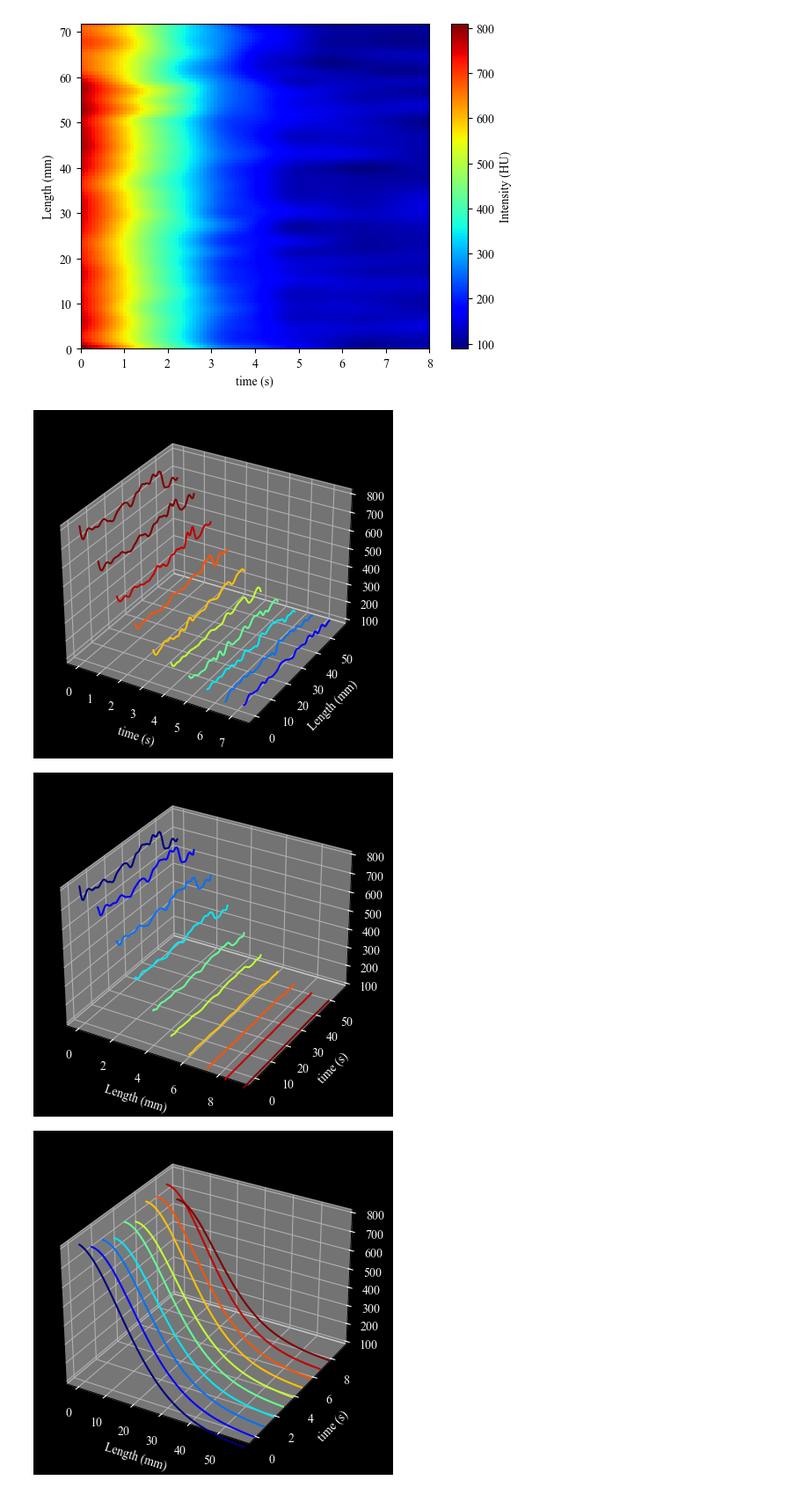
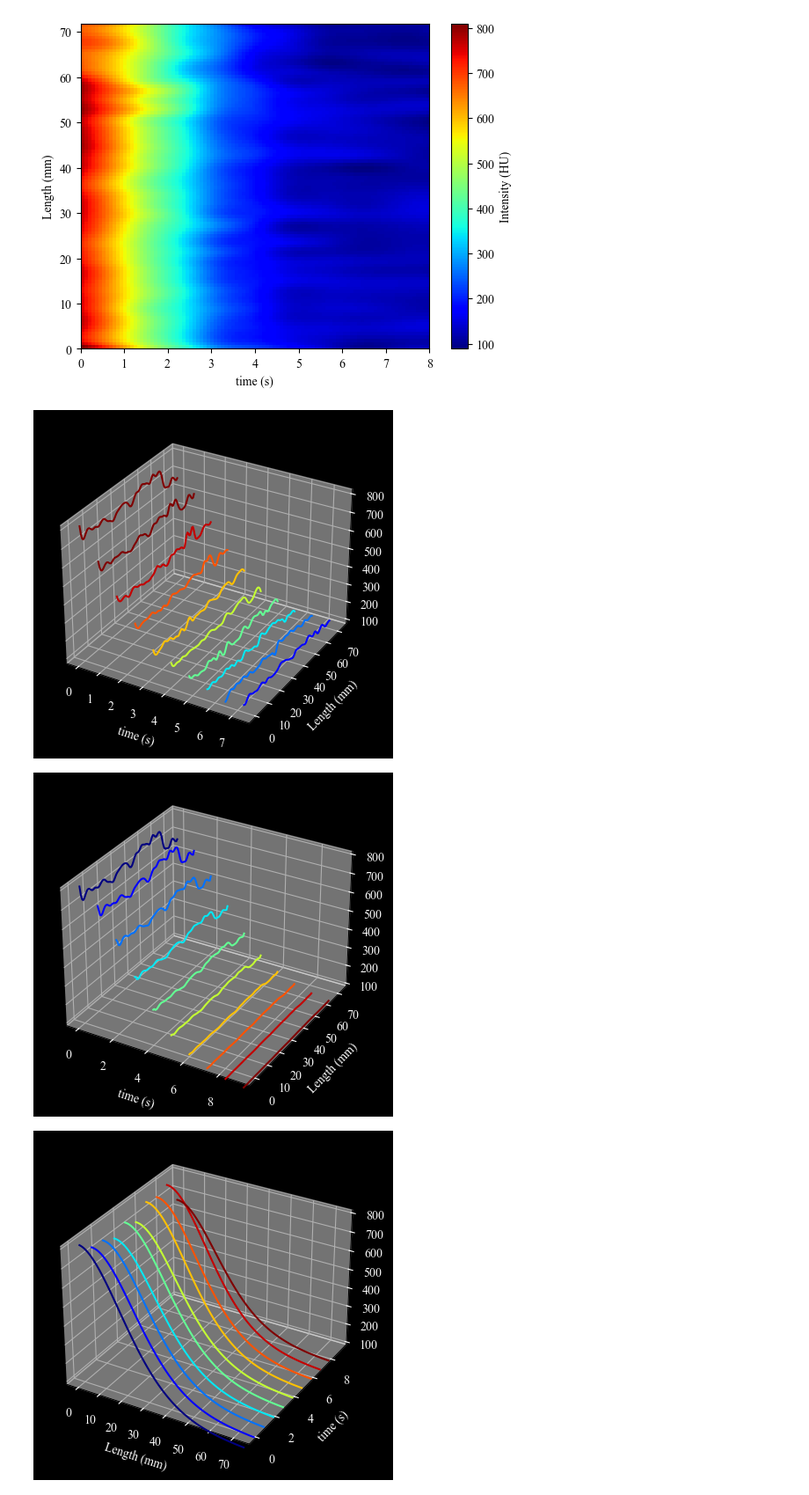
Before and after one commit to aseresti/ContrastDispersion, a Jupyter notebook: scripts/TestAutoPipeline.ipynb, the cells around one changed output. Shown at 88% size. Drawn from its saved outputs; the diff is of its cells as text; code cells hidden in the pictures.

```diff
--- a/scripts/TestAutoPipeline.ipynb
+++ b/scripts/TestAutoPipeline.ipynb
@@ -807,8 +807,8 @@ C = np.vstack([C1, C2])
 
 
 n_old, _ = C.shape
-x_old = np.linspace(L.min(), L.max(), n_old)
-x_new = np.linspace(L.min(), L.max(), 100)
+x_old = np.linspace(L.min(), L2.max(), n_old)
+x_new = np.linspace(L.min(), L2.max(), 100)
 
 
 f = interp1d(x_old, C, kind="cubic", axis=0)
@@ -847,7 +847,7 @@ ax.xaxis.label.set_color("white")
 ax.yaxis.label.set_color("white")
 ax.zaxis.label.set_color("white")
 # %% [output]
-[figure, old version]
+[figure, new version]
 # %%
 Length = x_new.max() - x_new.min() #Length of domain
 N = x_new.shape[0] #number of points along the x
@@ -894,34 +894,34 @@ plt.set_cmap('jet_r')
 c_plot = C_Gaussian_filter[0:-1:10,:]
 for k in range(c_plot.shape[0]):
     ys = k*np.ones(c_plot.shape[1])
     ax.plot(ys,x_new,c_plot[k,:], color = cm.jet(k*30))
 
 
-ax.set_xlabel("Length (mm)")
-ax.set_ylabel("time (s)")
+ax.set_xlabel("time (s)")
+ax.set_ylabel("Length (mm)")
 ax.tick_params(colors="white")
 ax.xaxis.label.set_color("white")
 ax.yaxis.label.set_color("white")
 ax.zaxis.label.set_color("white")
 ax.set_zbound([100, 800])
 
 
 fig = plt.figure(facecolor="black")
 ax = fig.add_subplot(111, projection='3d', facecolor = "black")
 plt.set_cmap('jet_r')
 c_plot = C_Gaussian_filter[:,0:-1:10]
 for k in range(c_plot.shape[1]):
     ys = k*np.ones(c_plot.shape[0])
     ax.plot(x_new,ys,c_plot[:,k], color = cm.jet(k*30))
 
 
 ax.set_xlabel("Length (mm)")
 ax.set_ylabel("time (s)")
 ax.tick_params(colors="white")
 ax.xaxis.label.set_color("white")
 ax.yaxis.label.set_color("white")
 ax.zaxis.label.set_color("white")
 ax.set_zbound([100, 800])
 # %% [output]
-[figure, old version]
+[figure, new version]
-[figure, old version]
+[figure, new version]
```
Also changed, not shown: parts of 1 cell of this notebook.
